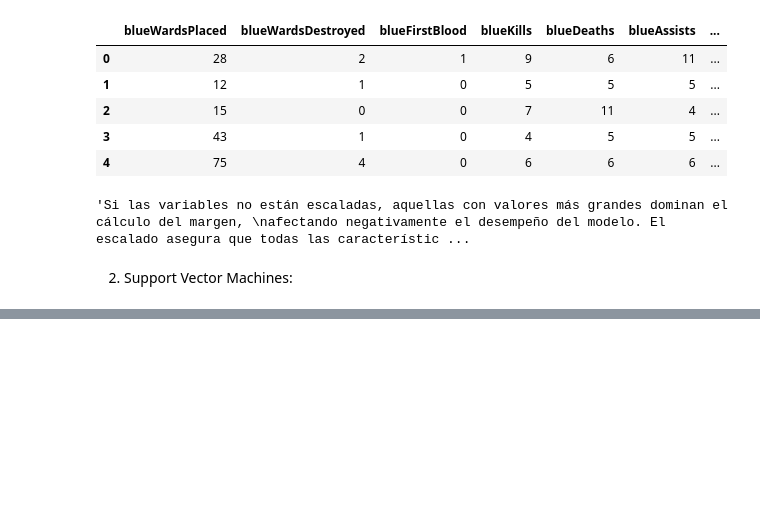
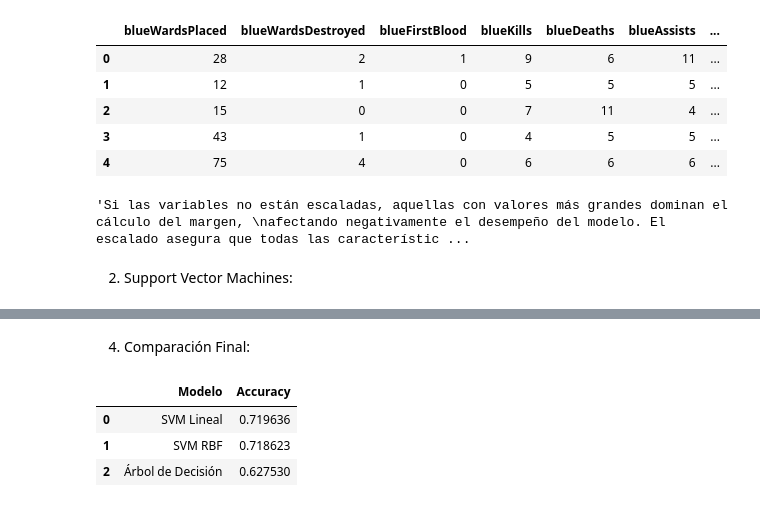
Before and after one commit to CamiR24/Lab3-IA, a Jupyter notebook: Task3.ipynb, the cells around one changed output, grey strips where cells are left out. Drawn from its saved outputs; the diff is of its cells as text; code cells hidden in the pictures; blank space fills up the shorter version.

```diff
--- a/Task3.ipynb
+++ b/Task3.ipynb
@@ -55,3 +59,12 @@ mediante comparaciones y umbrales, no mediante distancias.'''
 2. Support Vector Machines:
 # %%
 #a. Entrene un modelo SVM con Kernel Lineal.
+svm_linear = SVC(kernel='linear', random_state=42)
+
+svm_linear.fit(X_train_scaled, y_train)
+
+y_pred_linear = svm_linear.predict(X_test_scaled)
+
+acc_linear = accuracy_score(y_test, y_pred_linear)
+
+print(f"Accuracy del modelo SVM con Kernel Lineal: {acc_linear:.4f}")
@@ -57,0 +152,15 @@ mediante comparaciones y umbrales, no mediante distancias.'''
+# %% [markdown]
+4. Comparación Final:
+# %%
+#a. ¿Qué modelo tuvo mejor desempeño numérico (Accuracy)?
+results = pd.DataFrame({
+    "Modelo": ["SVM Lineal", "SVM RBF", "Árbol de Decisión"],
+    "Accuracy": [acc_linear, acc_rbf, acc_dt]
+})
+
+results
+# %% [output]
+|  | Modelo | Accuracy |
+| 0 | SVM Lineal | 0.719636 |
+| 1 | SVM RBF | 0.718623 |
+| 2 | Árbol de Decisión | 0.627530 |
```
Also changed, not shown: parts of 8 cells of this notebook.
